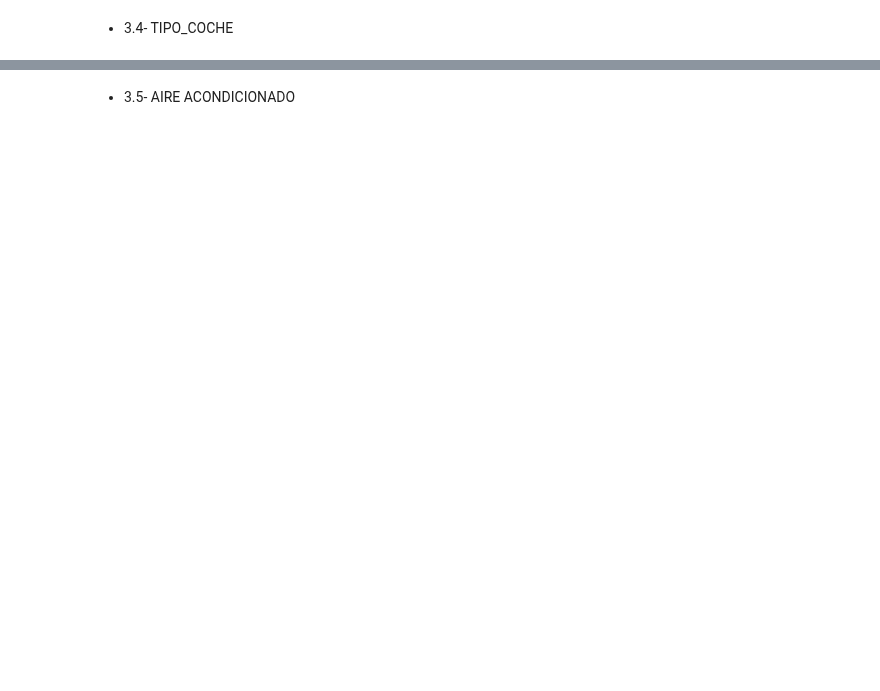
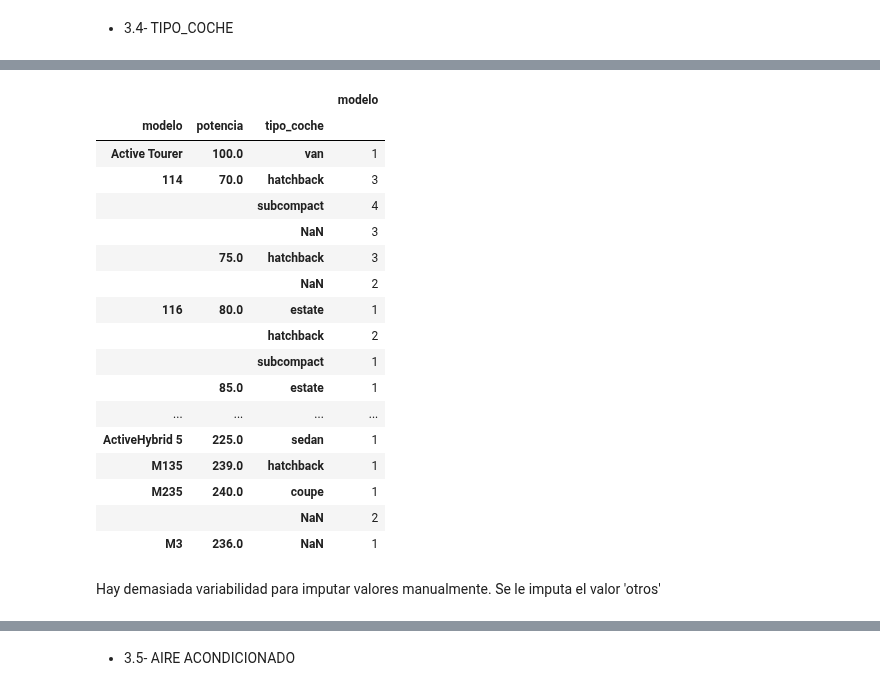
Before and after one commit to tvgtech/BMW_Proj, a Jupyter notebook: Grupo6_EDA_BMW.ipynb, the cells around one changed output, grey strips where cells are left out. Cells and saved outputs as stored; diff of their text form; code cells hidden in the pictures; blank space fills up the shorter version.

Commit message:
hasta nulos

```diff
--- a/Grupo6_EDA_BMW.ipynb
+++ b/Grupo6_EDA_BMW.ipynb
@@ -21,0 +122,3 @@ pd.set_option('display.max_columns',None)
+# %%
+# Copia de seguridad
+bmw2 = bmw.copy()
@@ -23,0 +163,2 @@ pd.set_option('display.max_columns',None)
+# %%
+bmw3 = bmw2.copy()
@@ -25,0 +216,5 @@ pd.set_option('display.max_columns',None)
+# %%
+bmw4 = bmw3.copy()
+# %%
+# Se imputa a los nulos el valor 'otros'
+bmw4['color'].fillna('otros', inplace=True)
@@ -27,0 +288,23 @@ pd.set_option('display.max_columns',None)
+# %%
+bmw4.groupby(['modelo', 'potencia', 'tipo_coche'], dropna=False)[['modelo']].count()
+# %% [output]
+|  |  |  | modelo |
+| modelo | potencia | tipo_coche |  |
+| Active Tourer | 100.0 | van | 1 |
+| 114 | 70.0 | hatchback | 3 |
+|  |  | subcompact | 4 |
+|  |  | NaN | 3 |
+|  | 75.0 | hatchback | 3 |
+|  |  | NaN | 2 |
+| 116 | 80.0 | estate | 1 |
+|  |  | hatchback | 2 |
+|  |  | subcompact | 1 |
+|  | 85.0 | estate | 1 |
+| ... | ... | ... | ... |
+| ActiveHybrid 5 | 225.0 | sedan | 1 |
+| M135 | 239.0 | hatchback | 1 |
+| M235 | 240.0 | coupe | 1 |
+|  |  | NaN | 2 |
+| M3 | 236.0 | NaN | 1 |
+# %% [markdown]
+Hay demasiada variabilidad para imputar valores manualmente. Se le imputa el valor 'otros'
```
Also changed, not shown: parts of 83 cells of this notebook, 1 other file.
